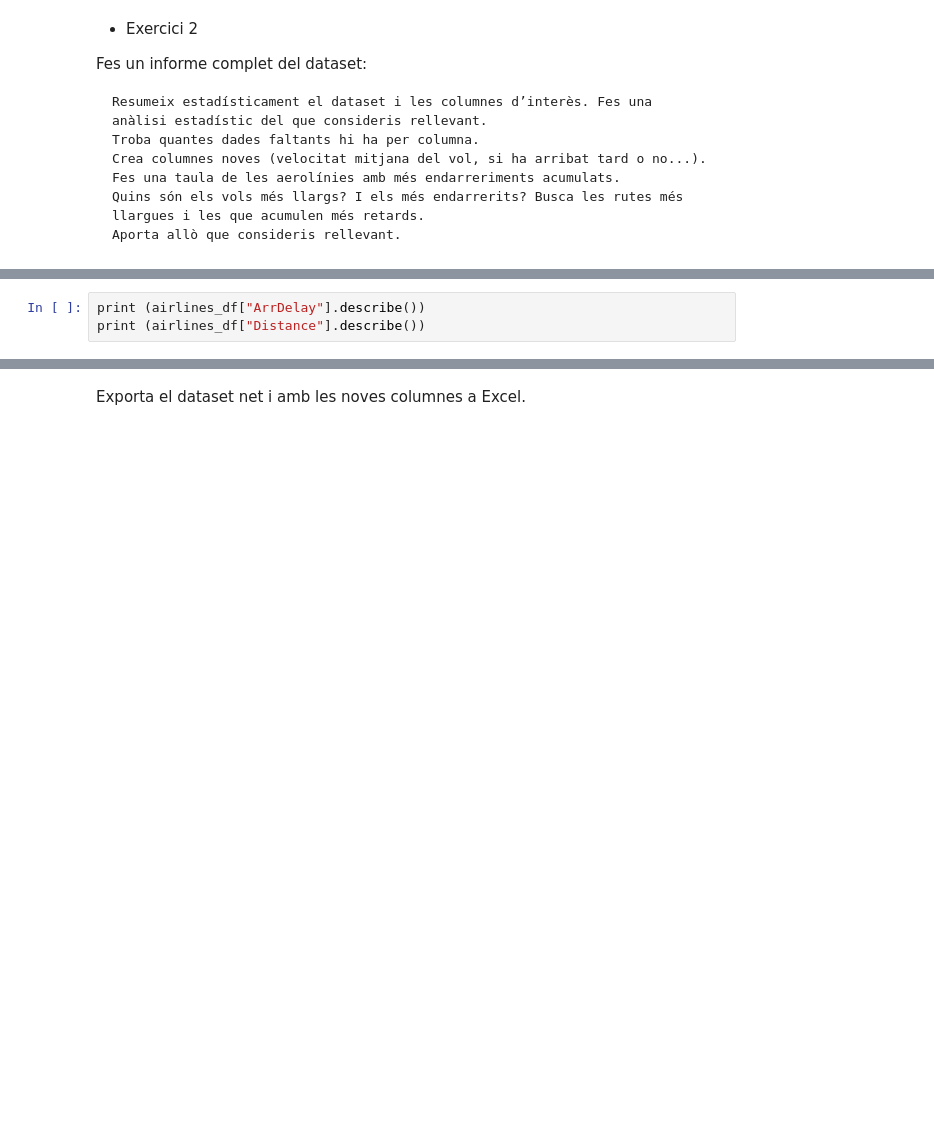
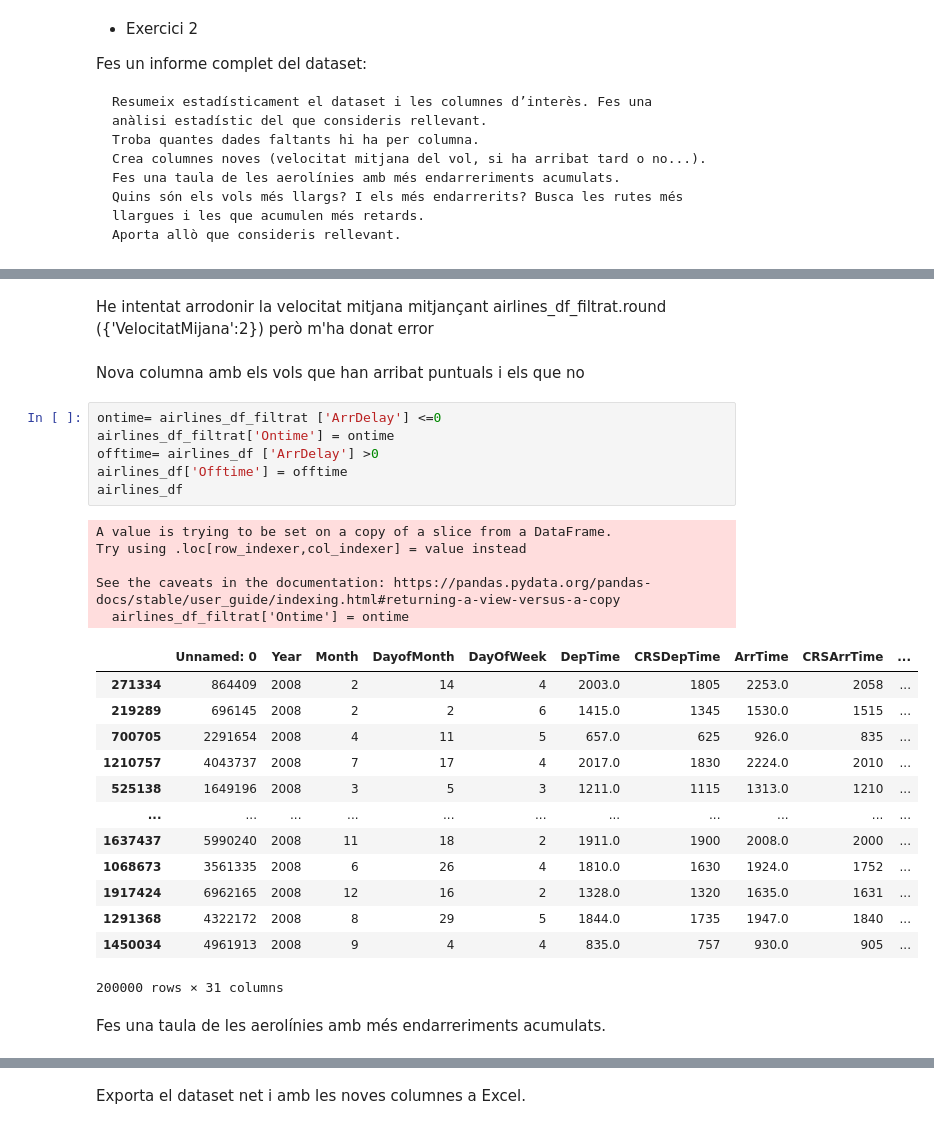
Before and after one commit to perot84/Base-de-dades, a Jupyter notebook: Tasca M3 T02.ipynb, the cells around one changed output, grey strips where cells are left out. Saved outputs shown, nothing was run; the diff lists cells and outputs as text; blank space fills up the shorter version.

```diff
--- a/Tasca M3 T02.ipynb
+++ b/Tasca M3 T02.ipynb
@@ -86,3 +167,33 @@ MemoryError: Unable to allocate 298. GiB for an array with shape (200000, 200000
-# %%
-print (airlines_df["ArrDelay"].describe())
-print (airlines_df["Distance"].describe())
+# %% [markdown]
+He intentat arrodonir la velocitat mitjana mitjançant
+airlines_df_filtrat.round ({'VelocitatMijana':2})
+però m'ha donat error
+# %% [markdown]
+Nova columna amb els vols que han arribat puntuals i els que no
+# %%
+ontime= airlines_df_filtrat ['ArrDelay'] <=0
+airlines_df_filtrat['Ontime'] = ontime
+offtime= airlines_df ['ArrDelay'] >0
+airlines_df['Offtime'] = offtime
+airlines_df
+# %% [output]
+A value is trying to be set on a copy of a slice from a DataFrame.
+Try using .loc[row_indexer,col_indexer] = value instead
+
+See the caveats in the documentation: https://pandas.pydata.org/pandas-docs/stable/user_guide/indexing.html#returning-a-view-versus-a-copy
+  airlines_df_filtrat['Ontime'] = ontime
+|  | Unnamed: 0 | Year | Month | DayofMonth | DayOfWeek | DepTime | CRSDepTime | ArrTime | CRSArrTime | ... |
+| 271334 | 864409 | 2008 | 2 | 14 | 4 | 2003.0 | 1805 | 2253.0 | 2058 | ... |
+| 219289 | 696145 | 2008 | 2 | 2 | 6 | 1415.0 | 1345 | 1530.0 | 1515 | ... |
+| 700705 | 2291654 | 2008 | 4 | 11 | 5 | 657.0 | 625 | 926.0 | 835 | ... |
+| 1210757 | 4043737 | 2008 | 7 | 17 | 4 | 2017.0 | 1830 | 2224.0 | 2010 | ... |
+| 525138 | 1649196 | 2008 | 3 | 5 | 3 | 1211.0 | 1115 | 1313.0 | 1210 | ... |
+| ... | ... | ... | ... | ... | ... | ... | ... | ... | ... | ... |
+| 1637437 | 5990240 | 2008 | 11 | 18 | 2 | 1911.0 | 1900 | 2008.0 | 2000 | ... |
+| 1068673 | 3561335 | 2008 | 6 | 26 | 4 | 1810.0 | 1630 | 1924.0 | 1752 | ... |
+| 1917424 | 6962165 | 2008 | 12 | 16 | 2 | 1328.0 | 1320 | 1635.0 | 1631 | ... |
+| 1291368 | 4322172 | 2008 | 8 | 29 | 5 | 1844.0 | 1735 | 1947.0 | 1840 | ... |
+| 1450034 | 4961913 | 2008 | 9 | 4 | 4 | 835.0 | 757 | 930.0 | 905 | ... |
+200000 rows × 31 columns
+# %% [markdown]
+Fes una taula de les aerolínies amb més endarreriments acumulats.
```
Also changed, not shown: parts of 16 cells of this notebook.
